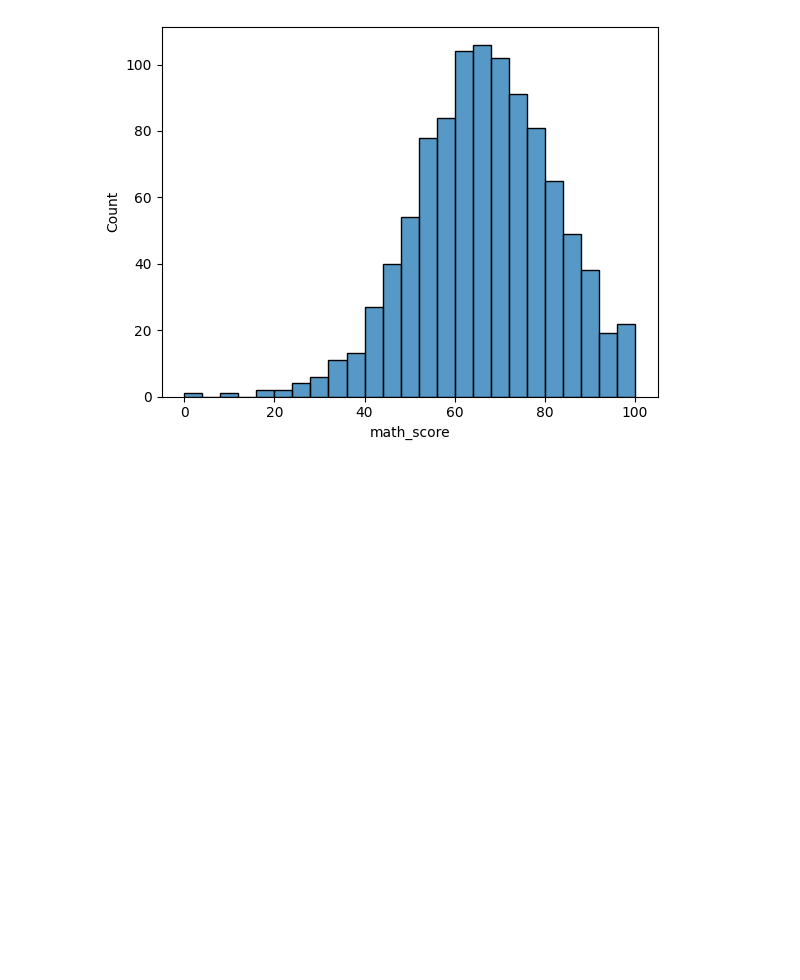
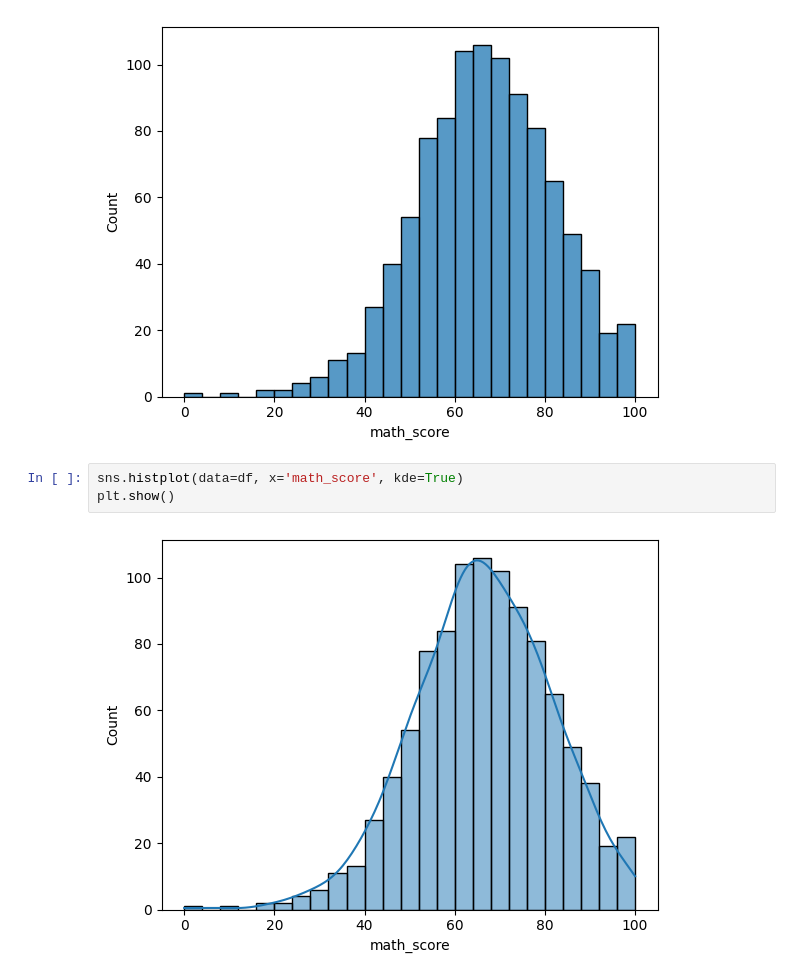
Before and after one commit to njasharp/Awesome-Python-Projects, a Jupyter notebook: splot.ipynb, the cells around one changed output. Drawn from its saved outputs; the diff is of its cells as text; blank space fills up the shorter version.

```diff
--- a/splot.ipynb
+++ b/splot.ipynb
@@ -19,3 +19,8 @@ sns.histplot(data=df, x='math_score')
 plt.show()
 # %% [output]
 [figure]
+# %%
+sns.histplot(data=df, x='math_score', kde=True)
+plt.show()
+# %% [output]
+[figure, added]
```
Also changed, not shown: parts of 1 cell of this notebook.
